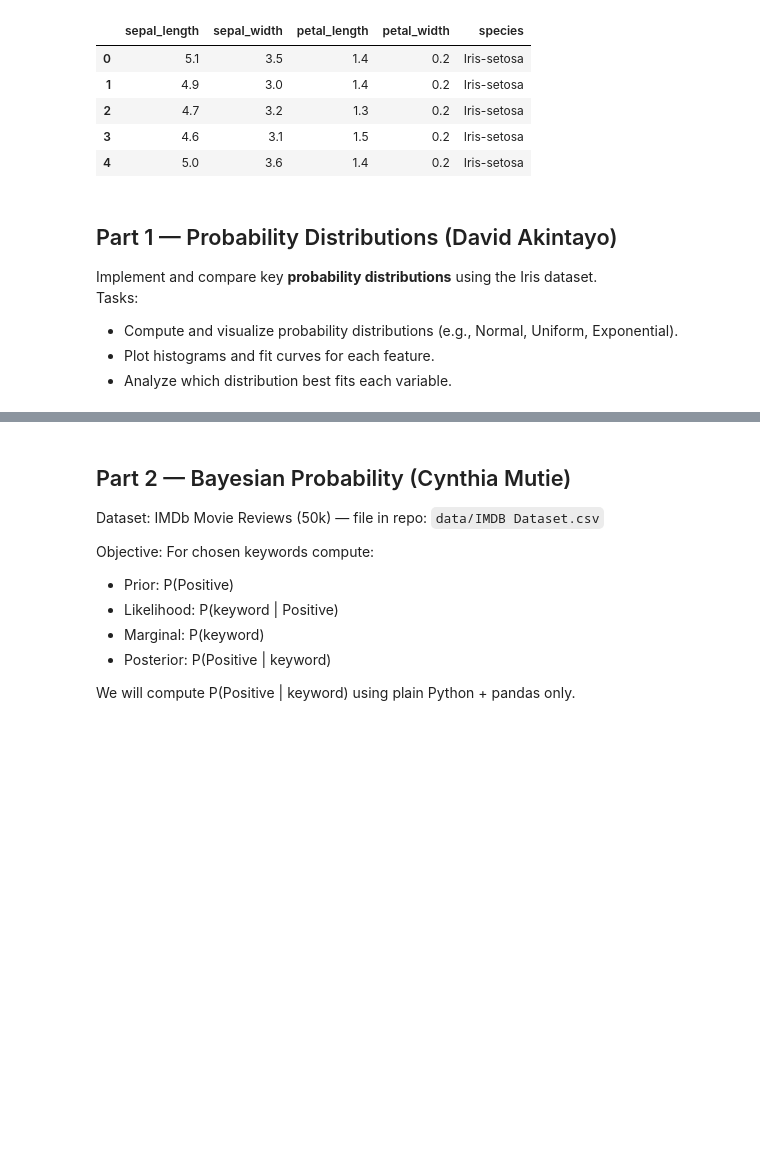
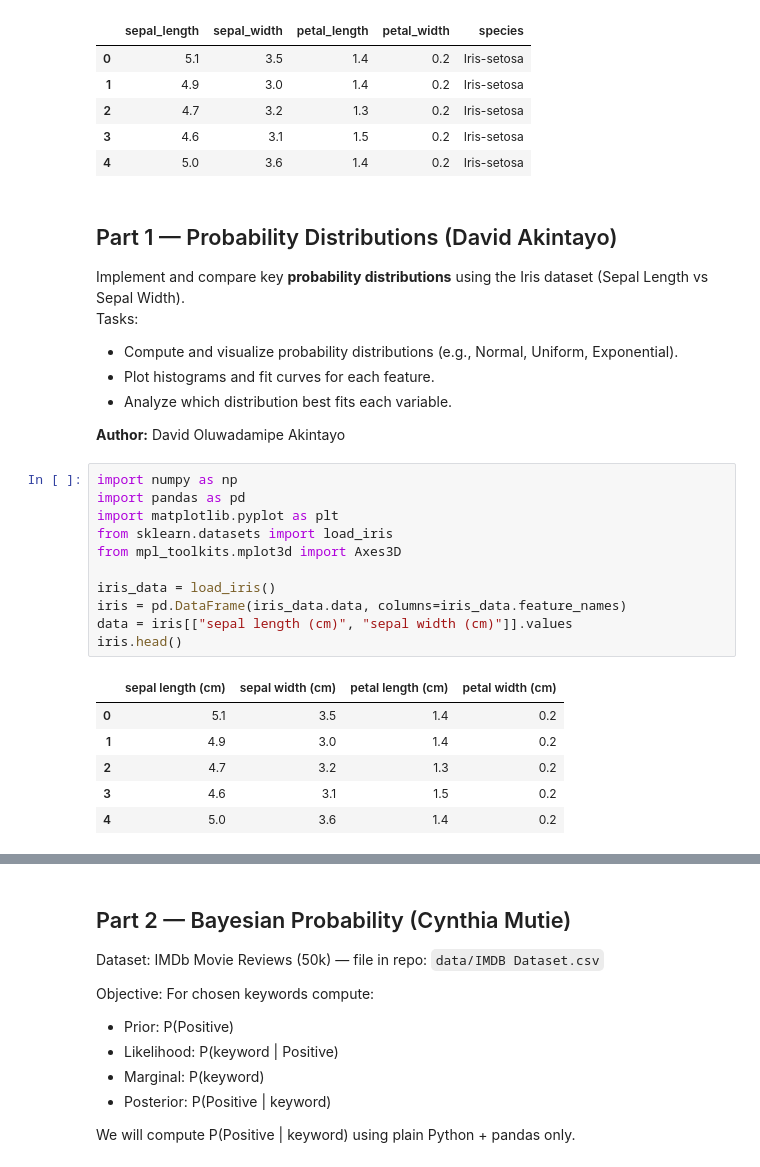
Before and after one commit to Muen1/probability-bayes-gradient-descent, a Jupyter notebook: notebooks/assignment_group6.ipynb, the cells around one changed output, grey strips where cells are left out. Saved outputs shown, nothing was run; the diff lists cells and outputs as text; blank space fills up the shorter version.

```diff
--- a/notebooks/assignment_group6.ipynb
+++ b/notebooks/assignment_group6.ipynb
@@ -34,8 +34,28 @@ df.head()
 # %% [markdown]
 ## Part 1 — Probability Distributions (David Akintayo)
 
-Implement and compare key **probability distributions** using the Iris dataset.
+Implement and compare key **probability distributions** using the Iris dataset (Sepal Length vs Sepal Width).
 Tasks:
 - Compute and visualize probability distributions (e.g., Normal, Uniform, Exponential).
 - Plot histograms and fit curves for each feature.
 - Analyze which distribution best fits each variable.
+
+**Author:** David Oluwadamipe Akintayo
+# %%
+import numpy as np
+import pandas as pd
+import matplotlib.pyplot as plt
+from sklearn.datasets import load_iris
+from mpl_toolkits.mplot3d import Axes3D
+
+iris_data = load_iris()
+iris = pd.DataFrame(iris_data.data, columns=iris_data.feature_names)
+data = iris[["sepal length (cm)", "sepal width (cm)"]].values
+iris.head()
+# %% [output]
+|  | sepal length (cm) | sepal width (cm) | petal length (cm) | petal width (cm) |
+| 0 | 5.1 | 3.5 | 1.4 | 0.2 |
+| 1 | 4.9 | 3.0 | 1.4 | 0.2 |
+| 2 | 4.7 | 3.2 | 1.3 | 0.2 |
+| 3 | 4.6 | 3.1 | 1.5 | 0.2 |
+| 4 | 5.0 | 3.6 | 1.4 | 0.2 |
```
Also changed, not shown: parts of 5 cells of this notebook.
